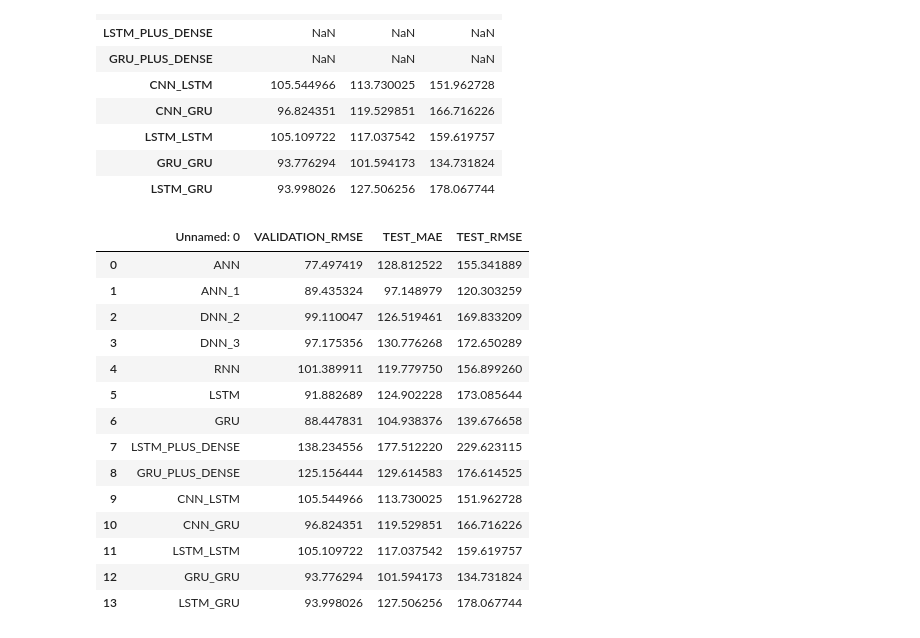
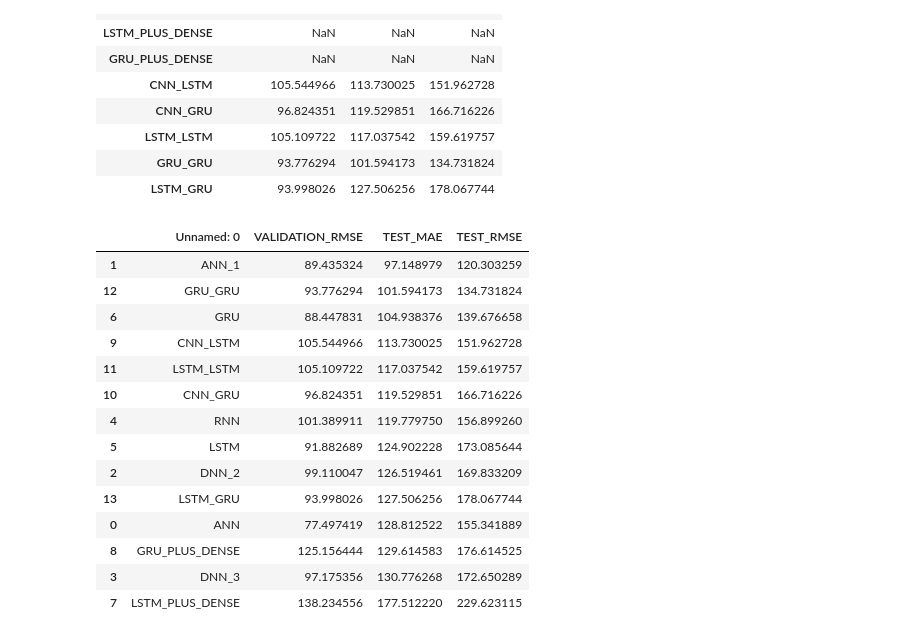
Before and after one commit to jet981217/COVID19_PREDICTION_VARIOUS_AI_COMPARISON, a Jupyter notebook: COVID_19_PREDICTION.ipynb, the cells around one changed output. Cells and saved outputs as stored; diff of their text form; code cells hidden in the pictures.

Commit message:
Added result sorted

```diff
--- a/COVID_19_PREDICTION.ipynb
+++ b/COVID_19_PREDICTION.ipynb
@@ -1443,29 +1443,31 @@ Best score for  LSTM_GRU  is:  [[93.9980258]]
 # %%
 #Displaying the result
 import pandas as pd
 from IPython.display import display
 import numpy as np
 
 
 
 File_Pos =  "/content/drive/MyDrive/COVID_19_PREDICTION/FORECASTING/ForeCasting_Result.csv"
 
 Result = pd.DataFrame(pd.read_csv(File_Pos))
 
+Result = Result.sort_values(by=['TEST_MAE', 'TEST_RMSE'], axis = 0)
+
 display(Result)
 # %% [output]
 |  | Unnamed: 0 | VALIDATION_RMSE | TEST_MAE | TEST_RMSE |
-| 0 | ANN | 77.497419 | 128.812522 | 155.341889 |
 | 1 | ANN_1 | 89.435324 | 97.148979 | 120.303259 |
-| 2 | DNN_2 | 99.110047 | 126.519461 | 169.833209 |
-| 3 | DNN_3 | 97.175356 | 130.776268 | 172.650289 |
+| 12 | GRU_GRU | 93.776294 | 101.594173 | 134.731824 |
+| 6 | GRU | 88.447831 | 104.938376 | 139.676658 |
+| 9 | CNN_LSTM | 105.544966 | 113.730025 | 151.962728 |
+| 11 | LSTM_LSTM | 105.109722 | 117.037542 | 159.619757 |
+| 10 | CNN_GRU | 96.824351 | 119.529851 | 166.716226 |
 | 4 | RNN | 101.389911 | 119.779750 | 156.899260 |
 | 5 | LSTM | 91.882689 | 124.902228 | 173.085644 |
-| 6 | GRU | 88.447831 | 104.938376 | 139.676658 |
+| 2 | DNN_2 | 99.110047 | 126.519461 | 169.833209 |
+| 13 | LSTM_GRU | 93.998026 | 127.506256 | 178.067744 |
+| 0 | ANN | 77.497419 | 128.812522 | 155.341889 |
+| 8 | GRU_PLUS_DENSE | 125.156444 | 129.614583 | 176.614525 |
+| 3 | DNN_3 | 97.175356 | 130.776268 | 172.650289 |
 | 7 | LSTM_PLUS_DENSE | 138.234556 | 177.512220 | 229.623115 |
-| 8 | GRU_PLUS_DENSE | 125.156444 | 129.614583 | 176.614525 |
-| 9 | CNN_LSTM | 105.544966 | 113.730025 | 151.962728 |
-| 10 | CNN_GRU | 96.824351 | 119.529851 | 166.716226 |
-| 11 | LSTM_LSTM | 105.109722 | 117.037542 | 159.619757 |
-| 12 | GRU_GRU | 93.776294 | 101.594173 | 134.731824 |
-| 13 | LSTM_GRU | 93.998026 | 127.506256 | 178.067744 |
```
